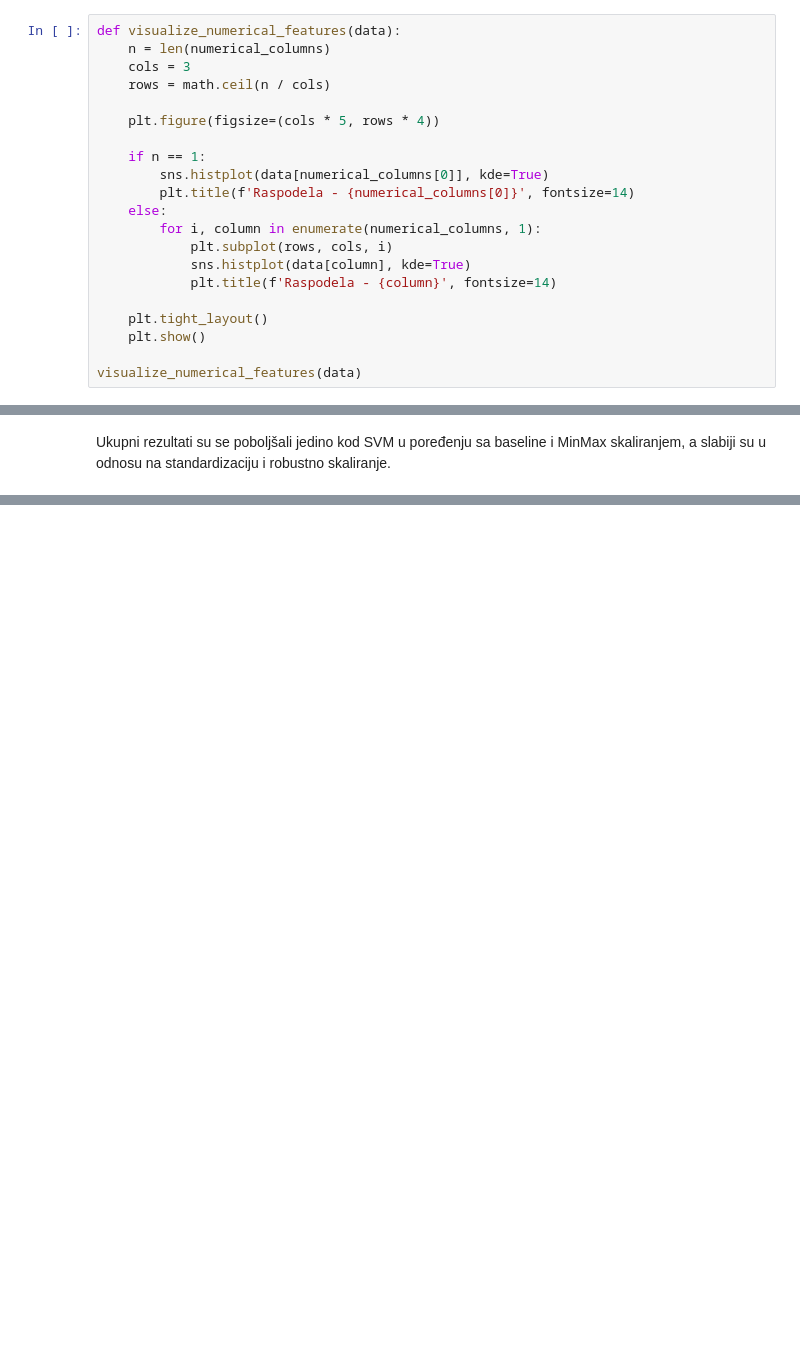
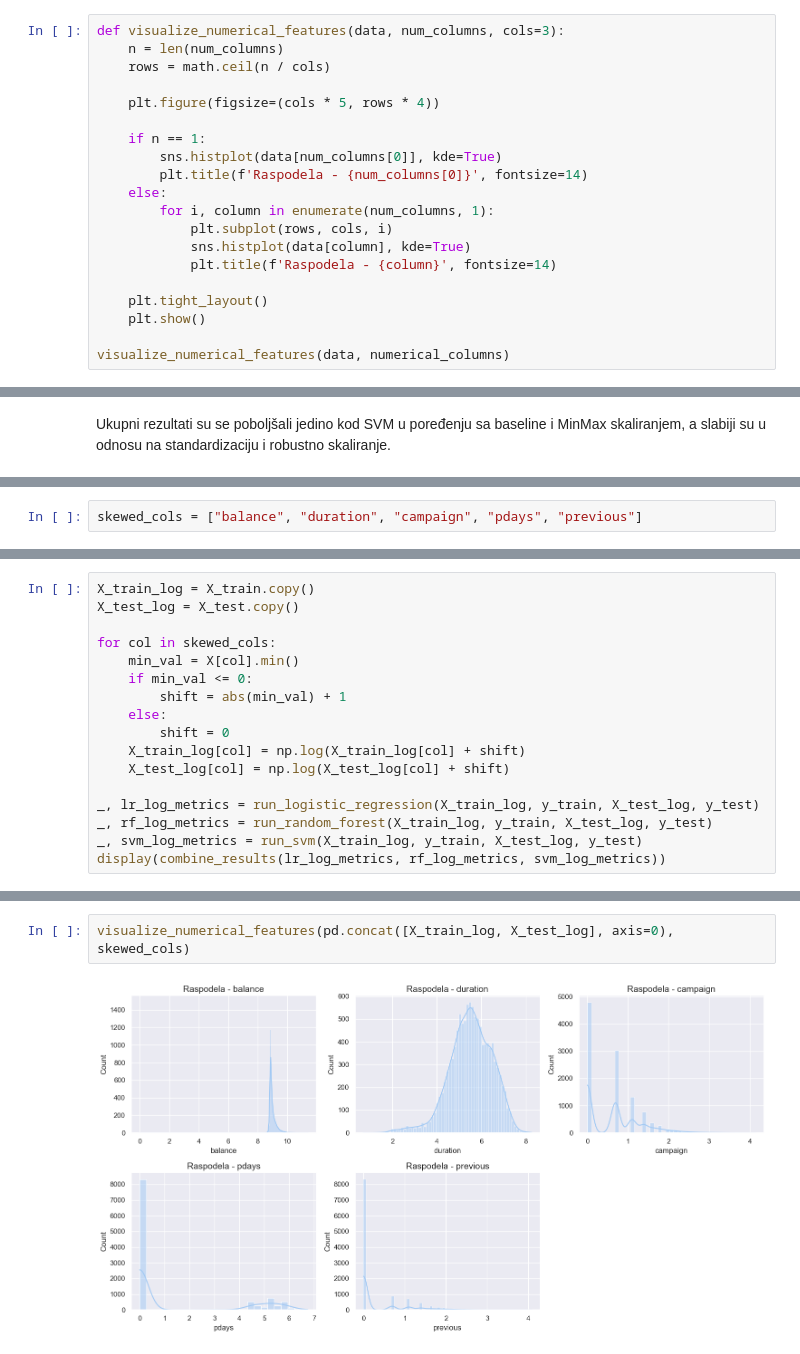
Before and after one commit to paunovicjovan/data-preprocessing-for-ml-1, a Jupyter notebook: Prakticni deo/Transformacija podataka.ipynb, the cells around one changed output, grey strips where cells are left out. Cells and saved outputs as stored; diff of their text form; blank space fills up the shorter version.

```diff
--- a/Prakticni deo/Transformacija podataka.ipynb
+++ b/Prakticni deo/Transformacija podataka.ipynb
@@ -140,18 +157,17 @@ print(numerical_columns)
 # %%
 color='#2aa84a'
 # %%
-def visualize_numerical_features(data):
-    n = len(numerical_columns)
-    cols = 3
+def visualize_numerical_features(data, num_columns, cols=3):
+    n = len(num_columns)
     rows = math.ceil(n / cols)
 
     plt.figure(figsize=(cols * 5, rows * 4))
 
     if n == 1:
-        sns.histplot(data[numerical_columns[0]], kde=True)
-        plt.title(f'Raspodela - {numerical_columns[0]}', fontsize=14)
+        sns.histplot(data[num_columns[0]], kde=True)
+        plt.title(f'Raspodela - {num_columns[0]}', fontsize=14)
     else:
-        for i, column in enumerate(numerical_columns, 1):
+        for i, column in enumerate(num_columns, 1):
             plt.subplot(rows, cols, i)
             sns.histplot(data[column], kde=True)
             plt.title(f'Raspodela - {column}', fontsize=14)
@@ -159,7 +175,7 @@ def visualize_numerical_features(data):
     plt.tight_layout()
     plt.show()
 
-visualize_numerical_features(data)
+visualize_numerical_features(data, numerical_columns)
 # %% [output]
 [figure]
 # %% [markdown]
@@ -684,0 +655,2 @@ Ukupni rezultati su se poboljšali jedino kod SVM u poređenju sa baseline i Min
+# %%
+skewed_cols = ["balance", "duration", "campaign", "pdays", "previous"]
@@ -684,0 +659,17 @@ Ukupni rezultati su se poboljšali jedino kod SVM u poređenju sa baseline i Min
+# %%
+X_train_log = X_train.copy()
+X_test_log = X_test.copy()
+
+for col in skewed_cols:
+    min_val = X[col].min()
+    if min_val <= 0:
+        shift = abs(min_val) + 1
+    else:
+        shift = 0
+    X_train_log[col] = np.log(X_train_log[col] + shift)
+    X_test_log[col] = np.log(X_test_log[col] + shift)
+
+_, lr_log_metrics = run_logistic_regression(X_train_log, y_train, X_test_log, y_test)
+_, rf_log_metrics = run_random_forest(X_train_log, y_train, X_test_log, y_test)
+_, svm_log_metrics = run_svm(X_train_log, y_train, X_test_log, y_test)
+display(combine_results(lr_log_metrics, rf_log_metrics, svm_log_metrics))
@@ -684,0 +682,4 @@ Ukupni rezultati su se poboljšali jedino kod SVM u poređenju sa baseline i Min
+# %%
+visualize_numerical_features(pd.concat([X_train_log, X_test_log], axis=0), skewed_cols)
+# %% [output]
+[figure, added]
```
Also changed, not shown: parts of 69 cells of this notebook.
